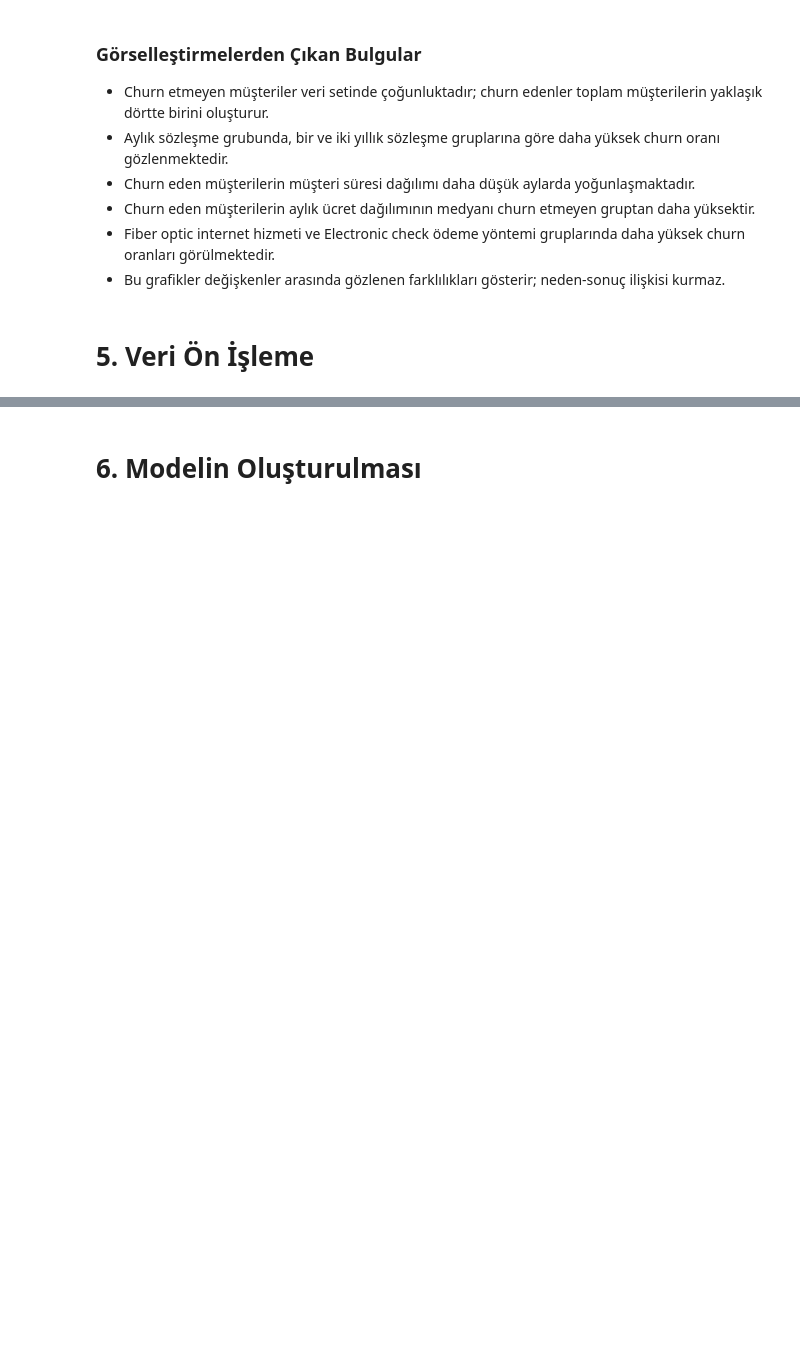
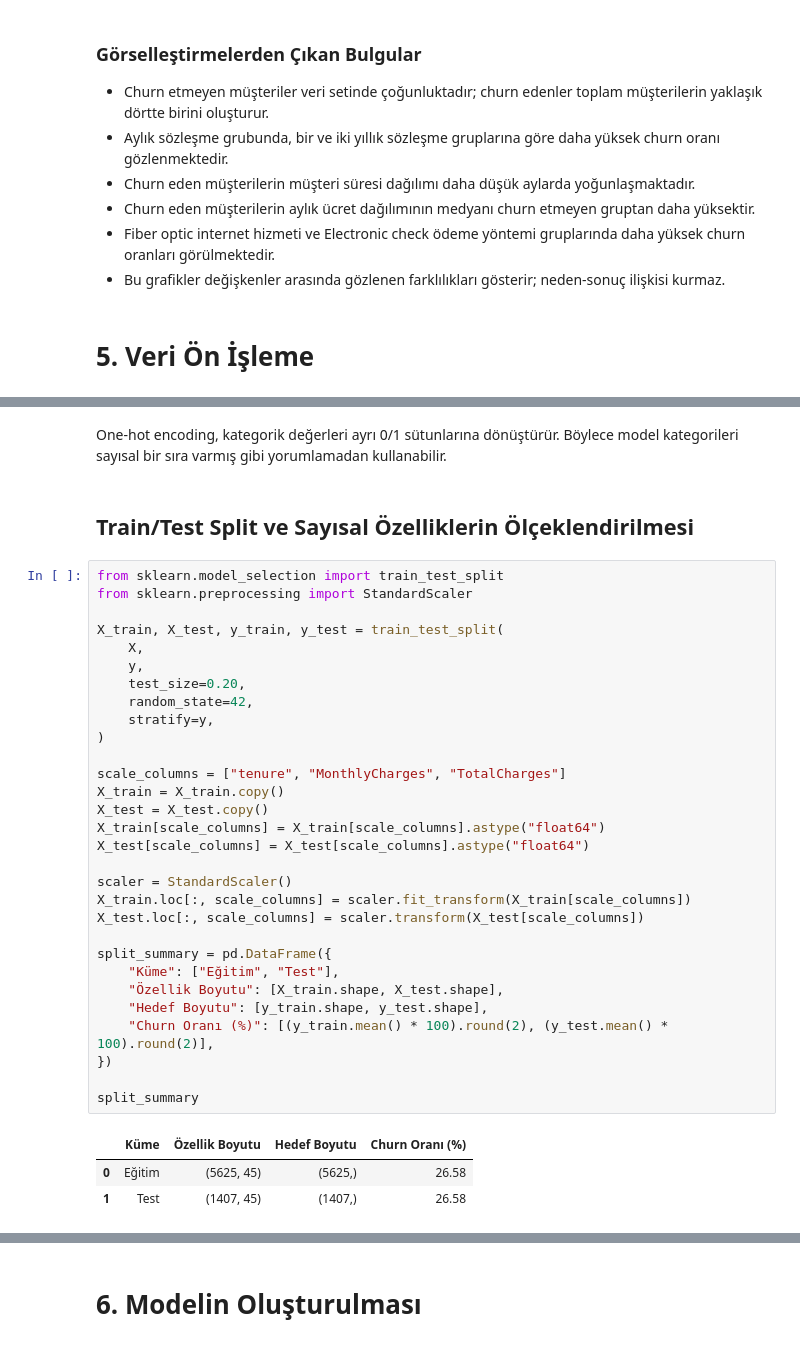
Before and after one commit to barissurkit/customer-churn-analysis, a Jupyter notebook: customer_churn_analysis.ipynb, the cells around one changed output, grey strips where cells are left out. Saved outputs shown, nothing was run; the diff lists cells and outputs as text; blank space fills up the shorter version.

```diff
--- a/customer_churn_analysis.ipynb
+++ b/customer_churn_analysis.ipynb
@@ -524,0 +578,38 @@ Electronic check kullanan müşterilerde churn oranı %45,3 ile diğer ödeme y
+# %% [markdown]
+One-hot encoding, kategorik değerleri ayrı 0/1 sütunlarına dönüştürür. Böylece model kategorileri sayısal bir sıra varmış gibi yorumlamadan kullanabilir.
+# %% [markdown]
+## Train/Test Split ve Sayısal Özelliklerin Ölçeklendirilmesi
+# %%
+from sklearn.model_selection import train_test_split
+from sklearn.preprocessing import StandardScaler
+
+X_train, X_test, y_train, y_test = train_test_split(
+    X,
+    y,
+    test_size=0.20,
+    random_state=42,
+    stratify=y,
+)
+
+scale_columns = ["tenure", "MonthlyCharges", "TotalCharges"]
+X_train = X_train.copy()
+X_test = X_test.copy()
+X_train[scale_columns] = X_train[scale_columns].astype("float64")
+X_test[scale_columns] = X_test[scale_columns].astype("float64")
+
+scaler = StandardScaler()
+X_train.loc[:, scale_columns] = scaler.fit_transform(X_train[scale_columns])
+X_test.loc[:, scale_columns] = scaler.transform(X_test[scale_columns])
+
+split_summary = pd.DataFrame({
+    "Küme": ["Eğitim", "Test"],
+    "Özellik Boyutu": [X_train.shape, X_test.shape],
+    "Hedef Boyutu": [y_train.shape, y_test.shape],
+    "Churn Oranı (%)": [(y_train.mean() * 100).round(2), (y_test.mean() * 100).round(2)],
+})
+
+split_summary
+# %% [output]
+|  | Küme | Özellik Boyutu | Hedef Boyutu | Churn Oranı (%) |
+| 0 | Eğitim | (5625, 45) | (5625,) | 26.58 |
+| 1 | Test | (1407, 45) | (1407,) | 26.58 |
```
Also changed, not shown: parts of 13 cells of this notebook.
